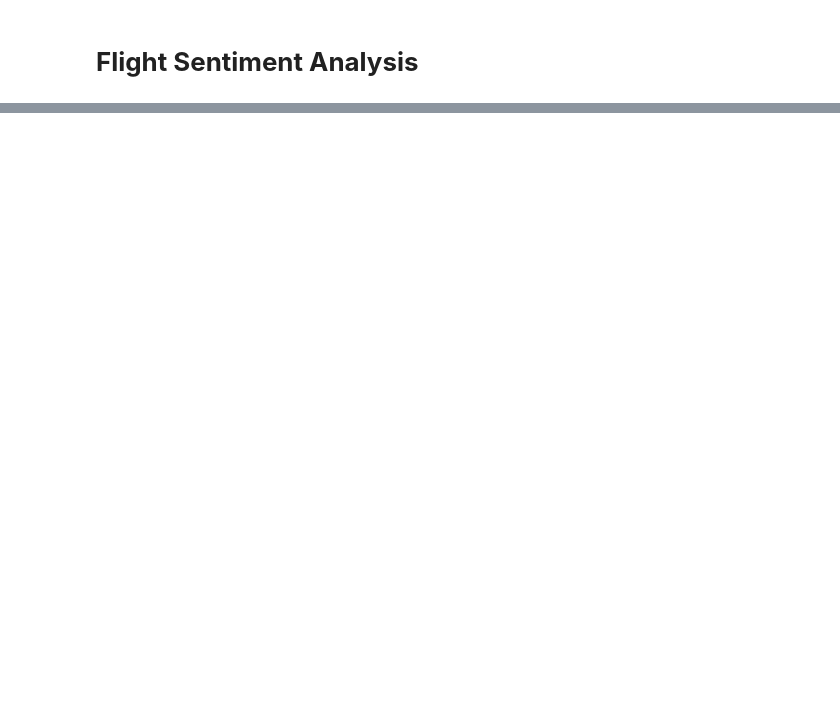
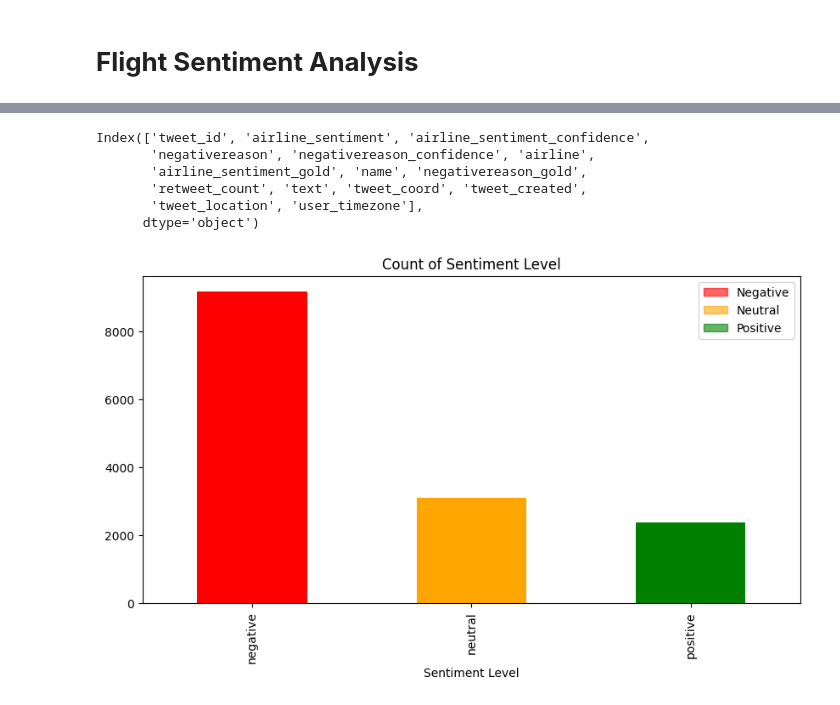
Before and after one commit to abccastro/ChatBot-Online-Flight-Booking, a Jupyter notebook: Flight Sentiment Analysis.ipynb, the cells around one changed output, grey strips where cells are left out. Drawn from its saved outputs; the diff is of its cells as text; code cells hidden in the pictures; blank space fills up the shorter version.

Commit message:
EDA and Text Pre-processing initial commit
EDA and Text Pre-processing initial commit

```diff
--- a/Flight Sentiment Analysis.ipynb
+++ b/Flight Sentiment Analysis.ipynb
@@ -278,0 +45,4 @@ flight_metadata_df[['customer_review']]
+# %%
+# Open file containing flight data
+flight_df = pd.read_csv("./Dataset/Reviews/airline_review_tweets.csv")
+flight_df.head(5)
@@ -278,0 +56,45 @@ flight_metadata_df[['customer_review']]
+# %%
+# List all the columns in flight data's dataframe
+flight_df.columns
+# %% [output]
+Index(['tweet_id', 'airline_sentiment', 'airline_sentiment_confidence',
+       'negativereason', 'negativereason_confidence', 'airline',
+       'airline_sentiment_gold', 'name', 'negativereason_gold',
+       'retweet_count', 'text', 'tweet_coord', 'tweet_created',
+       'tweet_location', 'user_timezone'],
+      dtype='object')
+# %%
+import matplotlib.pyplot as plt
+
+# Define the colors for each sentiment
+sentiment_colors = {
+    'negative': 'red',
+    'neutral': 'orange',
+    'positive': 'green'
+}
+
+# Count the reviews based on dataset Sentiment Level
+sentiment_counts = flight_df['airline_sentiment'].value_counts().sort_index()
+sentiments = sentiment_counts.index
+colors = [sentiment_colors[s] for s in sentiments]
+
+# Create the bar chart
+ax = sentiment_counts.plot(kind='bar', title='Count of Sentiment Level', figsize=(10, 5), color=colors)
+
+ax.set_xlabel('Sentiment Level')
+
+# Add a custom legend for sentiments
+legend_labels = {
+    'negative': 'Negative',
+    'neutral': 'Neutral',
+    'positive': 'Positive'
+}
+
+legend_handles = [plt.Rectangle((0, 0), 1, 1, color=sentiment_colors[s], alpha=0.6, label=label)
+                  for s, label in legend_labels.items()]
+
+ax.legend(handles=legend_handles, loc='upper right')
+
+plt.show()
+# %% [output]
+[figure, added]
```
Also changed, not shown: parts of 60 cells of this notebook, 4 other files.
